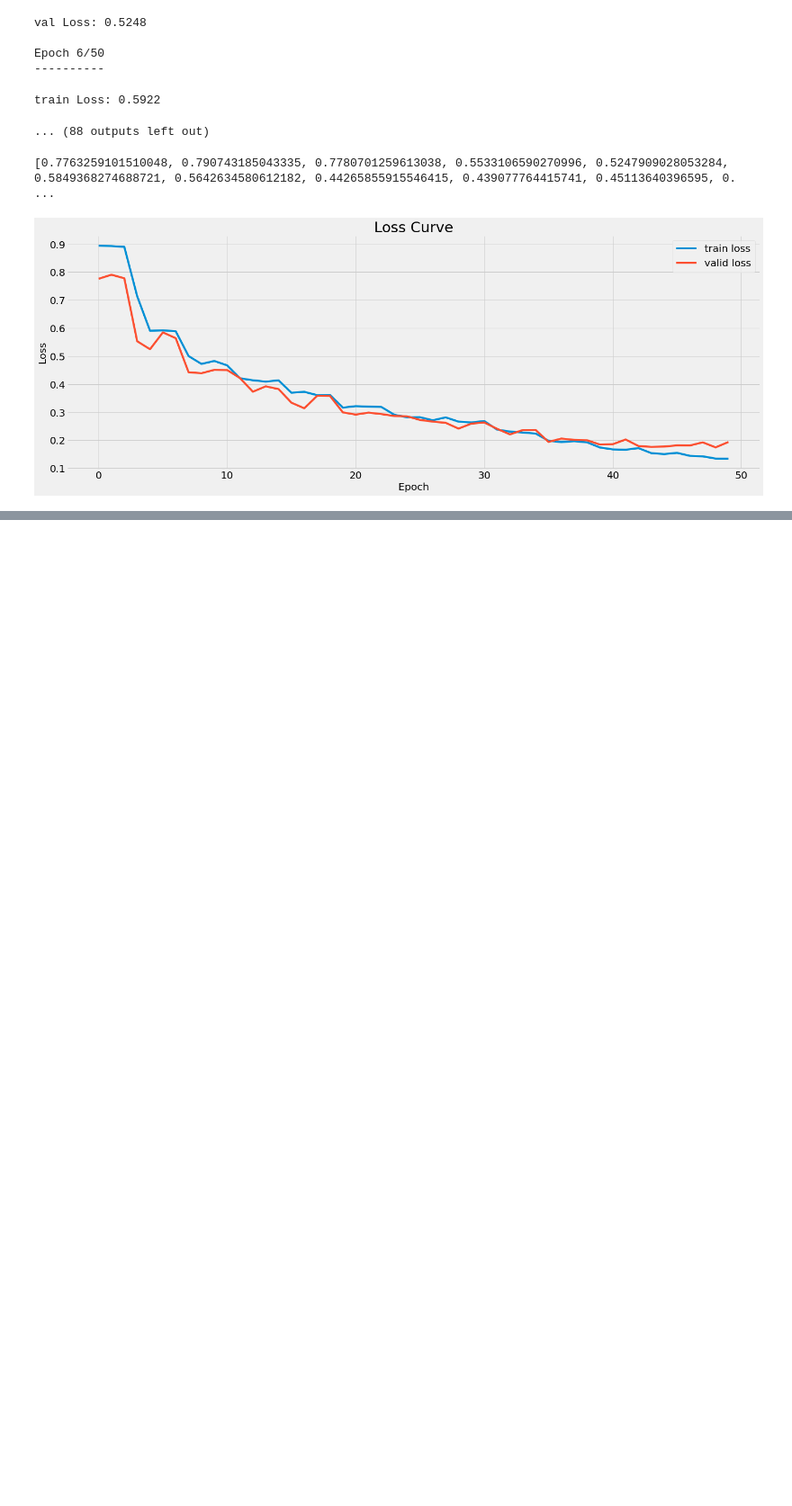
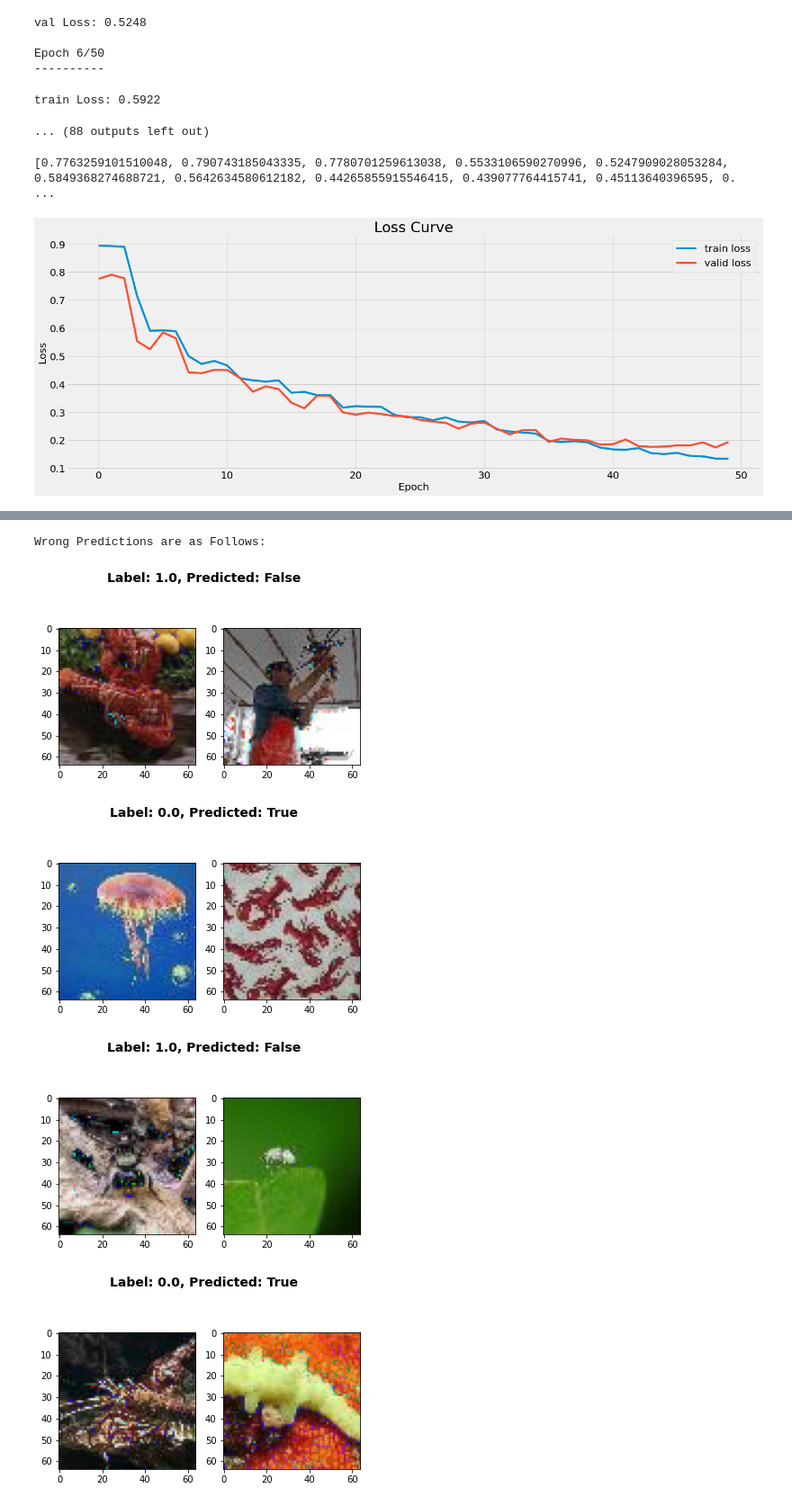
Before and after one commit to ms2892/CVProject, a Jupyter notebook: src/models/Report.ipynb, the cells around one changed output, grey strips where cells are left out. Shown at 90% size. Drawn from its saved outputs; the diff is of its cells as text; code cells hidden in the pictures; blank space fills up the shorter version.

```diff
--- a/src/models/Report.ipynb
+++ b/src/models/Report.ipynb
@@ -212,0 +200,35 @@ train acc: 0.5000
+# %%
+
+print("Wrong Predictions are as Follows:")
+for i in range(input1.size()[0]):
+    img1 = input1[i]
+
+    img1 = transforms.ToPILImage()(img1)
+    img1 = np.asarray(img1)
+    img1 = cv2.resize(img1,(64,64))
+    img1 = cv2.cvtColor(img1,cv2.COLOR_BGR2RGB)
+
+    img2 = input2[i]
+
+    img2 = transforms.ToPILImage()(img2)
+    img2 = np.asarray(img2)
+    img2 = cv2.resize(img2,(64,64))
+    img2 = cv2.cvtColor(img2,cv2.COLOR_BGR2RGB)
+
+    # img = np.moveaxis()
+    # print(img1.shape)
+    if labels[i]!=output[i]:
+
+        f, axarr = plt.subplots(1,2)
+        f.suptitle(f'Label: {str(labels[i].item())}, Predicted: {str(output[i].item())}', fontsize=14, fontweight='bold')
+
+        axarr[0].imshow(img1)
+        axarr[1].imshow(img2)
+        plt.show()
+        # l=input()
+# %% [output]
+Wrong Predictions are as Follows:
+[figure, added]
+[figure, added]
+[figure, added]
+[figure, added]
```
Also changed, not shown: parts of 23 cells of this notebook, 2 other files.
